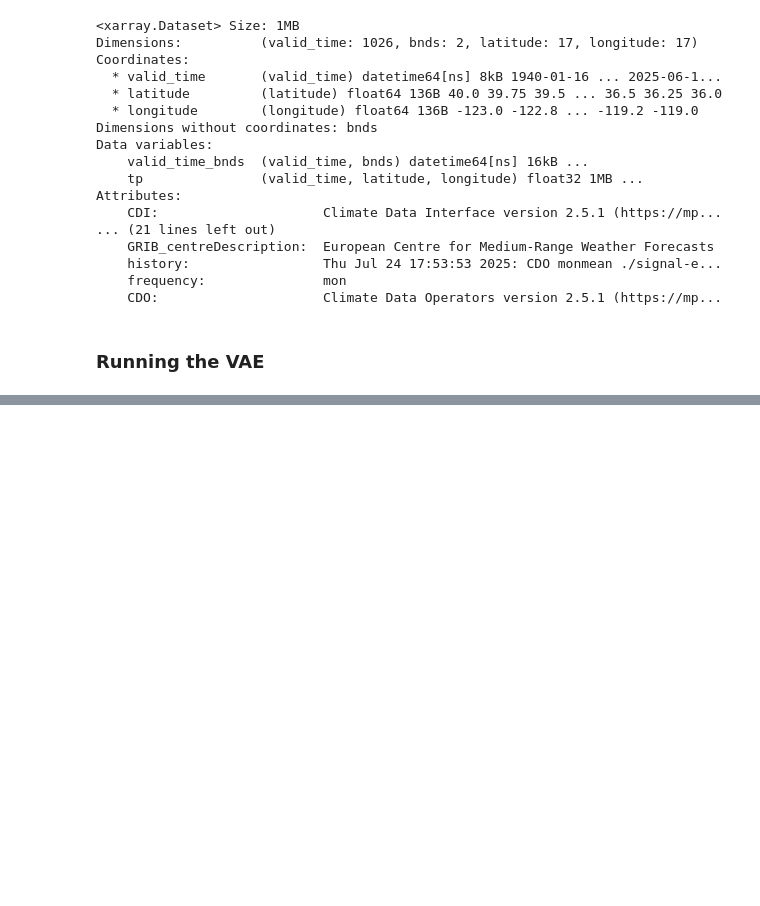
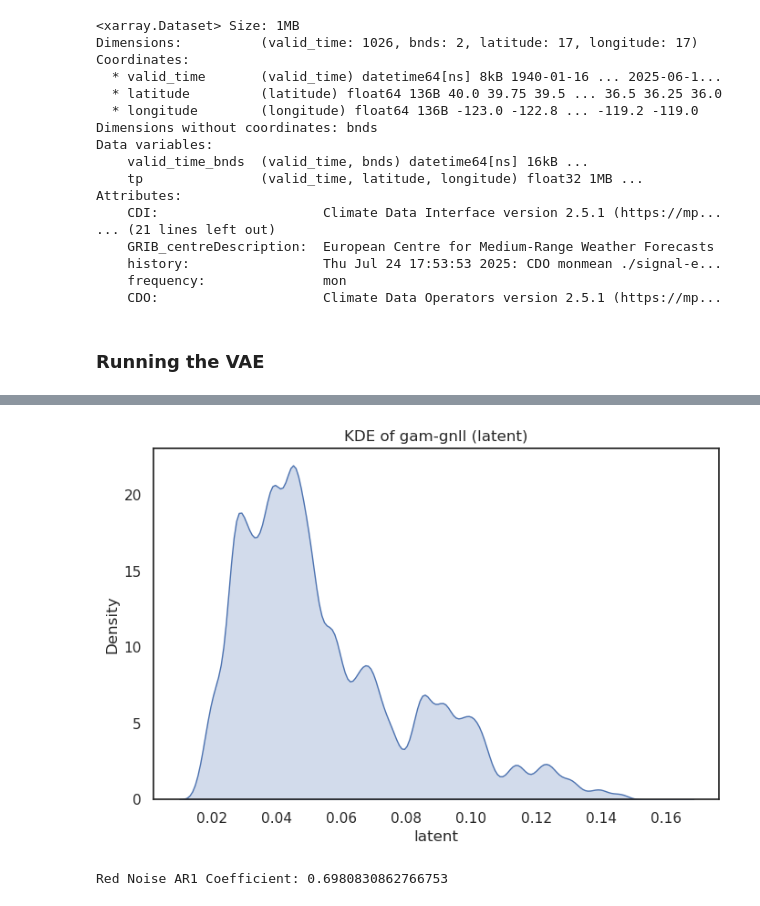
Before and after one commit to JulianEsler/signal-extraction, a Jupyter notebook: workbench/ERA5_VAE-GNLL-Copy1.ipynb, the cells around one changed output, grey strips where cells are left out. Saved outputs shown, nothing was run; the diff lists cells and outputs as text; code cells hidden in the pictures; blank space fills up the shorter version.

```diff
--- a/workbench/ERA5_VAE-GNLL-Copy1.ipynb
+++ b/workbench/ERA5_VAE-GNLL-Copy1.ipynb
@@ -44,0 +71,6 @@ e1 = extractr(m1['model'],sdata1,'sst',pdata1,'tp',m1['sst_scaler'],m1['precip_s
+# %%
+recon_pr = xr.open_dataset('~/signal-extraction/results/gam_gnll/gam_gnll_extractr_results_precip.nc')
+
+universalKDE('latent', 'gam-gnll',recon_pr['precip'])
+# %% [output]
+[figure, added]
@@ -44,0 +118,19 @@ e1 = extractr(m1['model'],sdata1,'sst',pdata1,'tp',m1['sst_scaler'],m1['precip_s
+# %%
+# wavelet transform
+#warnings.filterwarnings('ignore', 'divide by zero encountered in divide', RuntimeWarning)
+wlt = wavelet(latent_time_series)
+Cw = CI(wlt, latent_time_series, siglvl_wave, "r")
+C = CI(wlt, latent_time_series, siglvl_wave, "w")
+
+# Global Wavelet Spectrum
+plt_dataset = {
+    'Time': latent_time,
+    'Period': wlt['period'],
+    'Avg_Power': wlt['avg_power'],
+    'Power': wlt['power'],
+    'COI': wlt['coi'],
+    'W_noise': C['sig'],
+    'R_noise': Cw['sig']
+}
+# %% [output]
+Red Noise AR1 Coefficient: 0.6980830862766753
```
Also changed, not shown: parts of 12 cells of this notebook, 9 other files.
